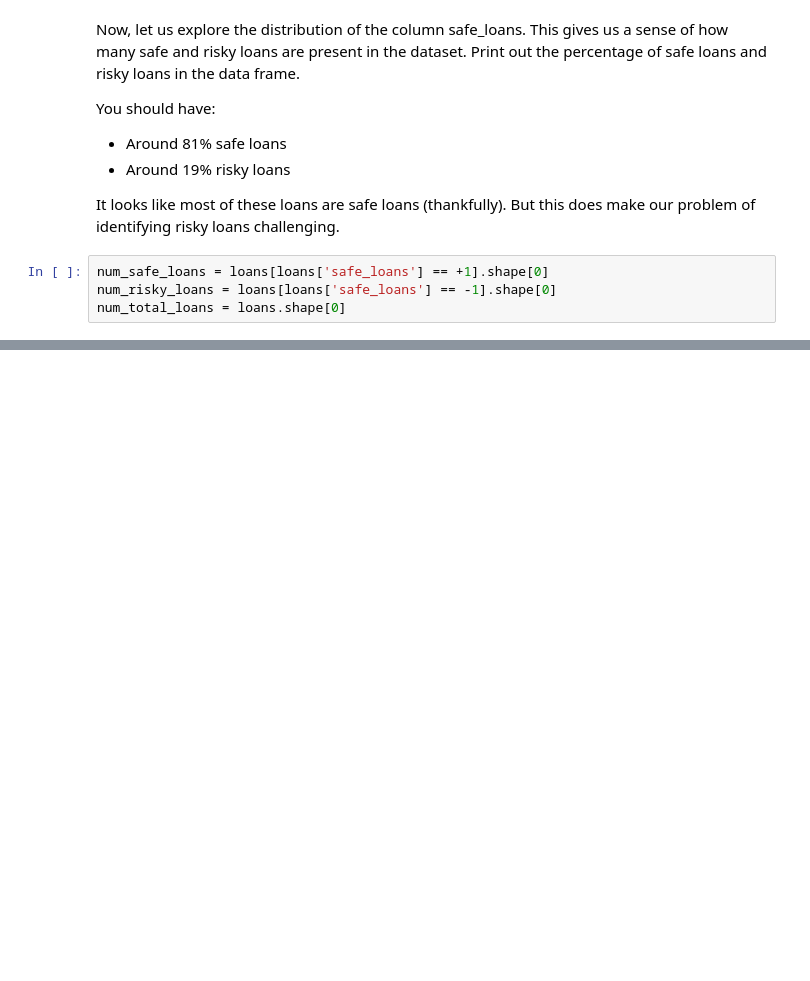
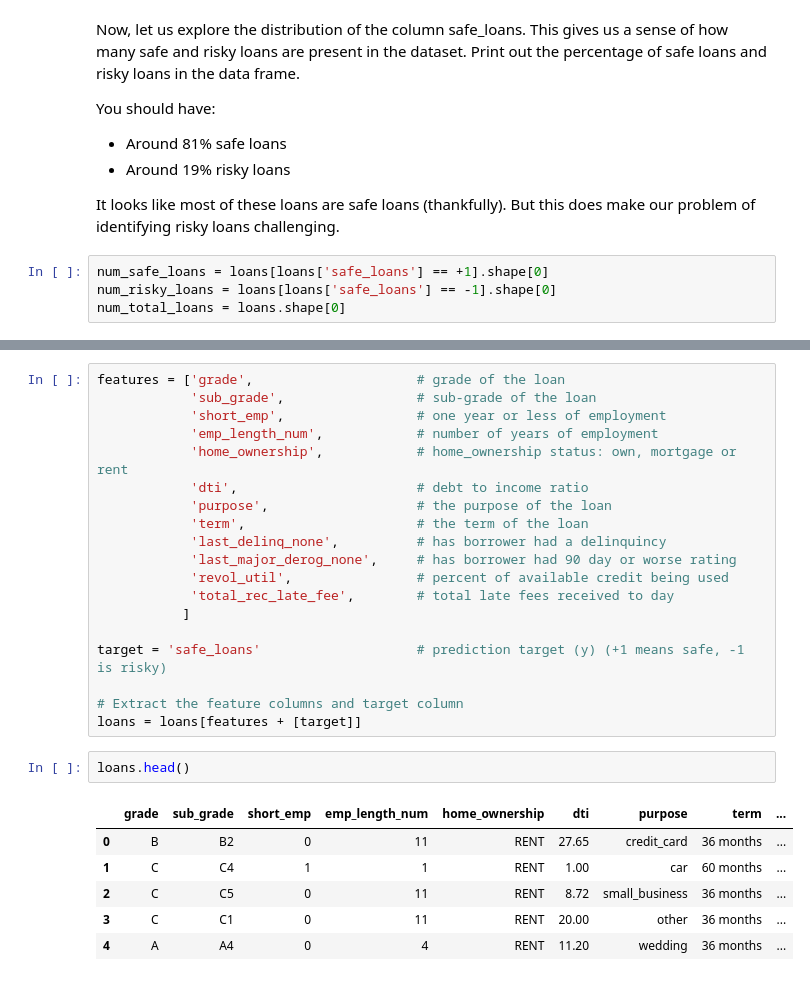
Before and after one commit to faiz-hasan11/NotesMachineLearning, a Jupyter notebook: Machine Learning Specialization UW/Course 3 Machine Learning: Classification/Classification Week 3 Identifying safe loans with decision trees.ipynb, the cells around one changed output, grey strips where cells are left out. Cells and saved outputs as stored; diff of their text form; blank space fills up the shorter version.

```diff
--- a/Machine Learning Specialization UW/Course 3 Machine Learning: Classification/Classification Week 3 Identifying safe loans with decision trees.ipynb
+++ b/Machine Learning Specialization UW/Course 3 Machine Learning: Classification/Classification Week 3 Identifying safe loans with decision trees.ipynb
@@ -95,0 +104,28 @@ print("the percentage of safe loans: ", num_safe_loans )
+# %%
+features = ['grade',                     # grade of the loan
+            'sub_grade',                 # sub-grade of the loan
+            'short_emp',                 # one year or less of employment
+            'emp_length_num',            # number of years of employment
+            'home_ownership',            # home_ownership status: own, mortgage or rent
+            'dti',                       # debt to income ratio
+            'purpose',                   # the purpose of the loan
+            'term',                      # the term of the loan
+            'last_delinq_none',          # has borrower had a delinquincy
+            'last_major_derog_none',     # has borrower had 90 day or worse rating
+            'revol_util',                # percent of available credit being used
+            'total_rec_late_fee',        # total late fees received to day
+           ]
+
+target = 'safe_loans'                    # prediction target (y) (+1 means safe, -1 is risky)
+
+# Extract the feature columns and target column
+loans = loans[features + [target]]
+# %%
+loans.head()
+# %% [output]
+|  | grade | sub_grade | short_emp | emp_length_num | home_ownership | dti | purpose | term | ... |
+| 0 | B | B2 | 0 | 11 | RENT | 27.65 | credit_card | 36 months | ... |
+| 1 | C | C4 | 1 | 1 | RENT | 1.00 | car | 60 months | ... |
+| 2 | C | C5 | 0 | 11 | RENT | 8.72 | small_business | 36 months | ... |
+| 3 | C | C1 | 0 | 11 | RENT | 20.00 | other | 36 months | ... |
+| 4 | A | A4 | 0 | 4 | RENT | 11.20 | wedding | 36 months | ... |
```
Also changed, not shown: parts of 13 cells of this notebook.
